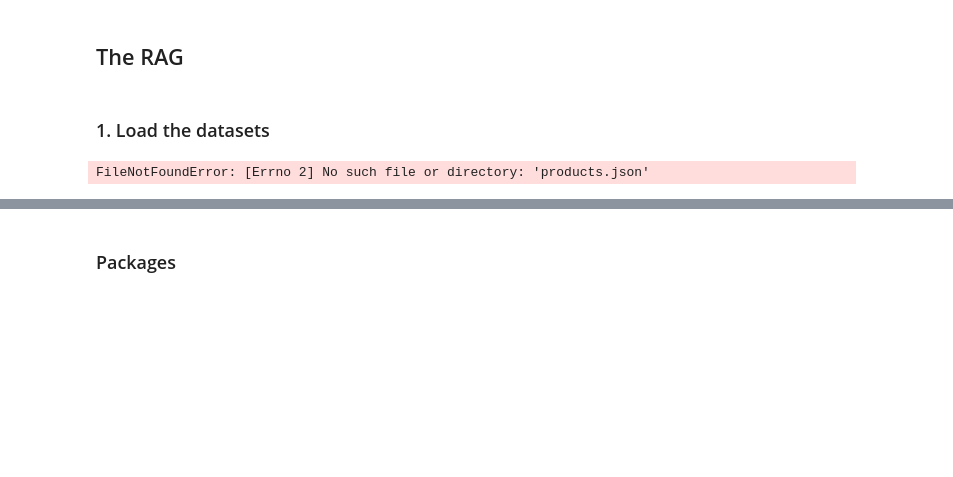
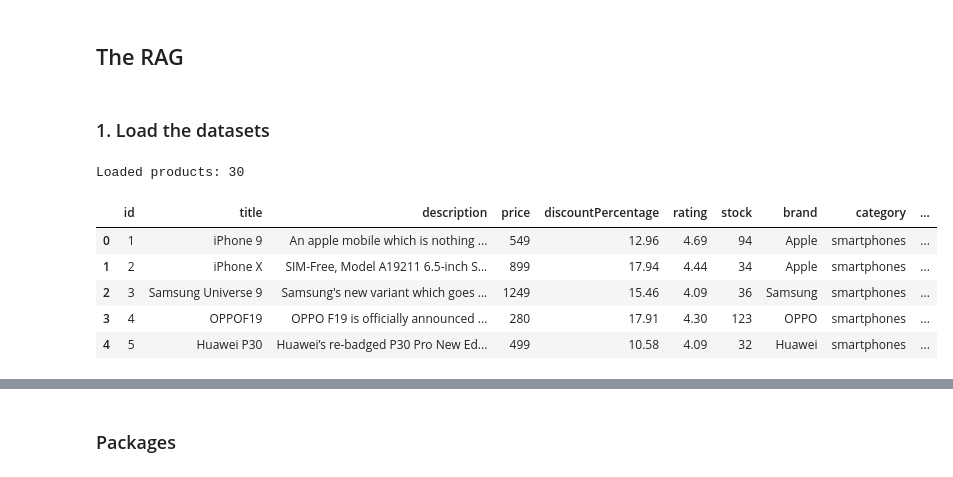
Before and after one commit to sahidmiddaempinf/product-recommendation-rag, a Jupyter notebook: Step_1_Product_Recommendation_RAG.ipynb, the cells around one changed output, grey strips where cells are left out. Drawn from its saved outputs; the diff is of its cells as text; code cells hidden in the pictures; blank space fills up the shorter version.

```diff
--- a/Step_1_Product_Recommendation_RAG.ipynb
+++ b/Step_1_Product_Recommendation_RAG.ipynb
@@ -9,20 +9,26 @@
 # %%
 import json
 import pandas as pd
 
 # Update the file path to your products.json file:
-file_path = 'products.json'
+file_path = 'drive/MyDrive/products.json'
 
 # Load the JSON file
 with open(file_path, 'r') as file:
     products_data = json.load(file)
 
 # Convert the products list to a DataFrame for easy manipulation
 products_df = pd.DataFrame(products_data['products'])
 print("Loaded products:", products_df.shape[0])
 products_df.head()
 # %% [output]
-FileNotFoundError: [Errno 2] No such file or directory: 'products.json'
+Loaded products: 30
+|  | id | title | description | price | discountPercentage | rating | stock | brand | category | ... |
+| 0 | 1 | iPhone 9 | An apple mobile which is nothing ... | 549 | 12.96 | 4.69 | 94 | Apple | smartphones | ... |
+| 1 | 2 | iPhone X | SIM-Free, Model A19211 6.5-inch S... | 899 | 17.94 | 4.44 | 34 | Apple | smartphones | ... |
+| 2 | 3 | Samsung Universe 9 | Samsung's new variant which goes ... | 1249 | 15.46 | 4.09 | 36 | Samsung | smartphones | ... |
+| 3 | 4 | OPPOF19 | OPPO F19 is officially announced ... | 280 | 17.91 | 4.30 | 123 | OPPO | smartphones | ... |
+| 4 | 5 | Huawei P30 | Huawei’s re-badged P30 Pro New Ed... | 499 | 10.58 | 4.09 | 32 | Huawei | smartphones | ... |
 # %%
 from google.colab import drive
 drive.mount('/content/drive')
```
Also changed, not shown: parts of 7 cells of this notebook.
